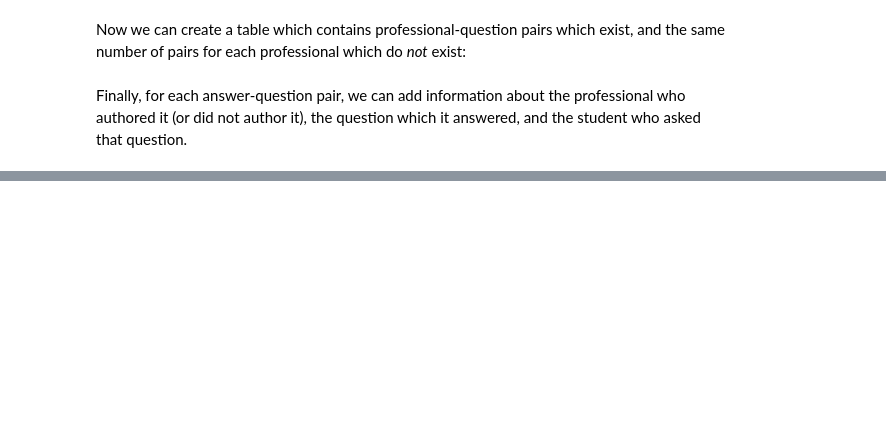
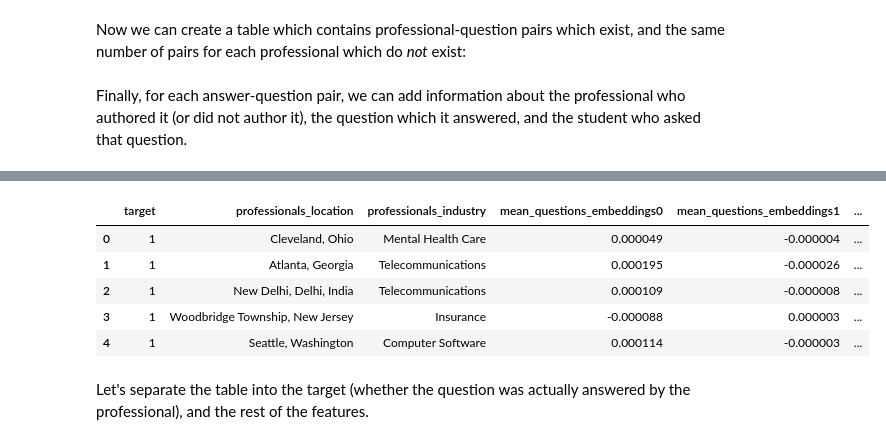
Before and after one commit to brendanhasz/career-village, a Jupyter notebook: CareerVillageQuestionRecommender.ipynb, the cells around one changed output, grey strips where cells are left out. Drawn from its saved outputs; the diff is of its cells as text; code cells hidden in the pictures; blank space fills up the shorter version.

```diff
--- a/CareerVillageQuestionRecommender.ipynb
+++ b/CareerVillageQuestionRecommender.ipynb
@@ -725 +868,12 @@ train_df.columns.tolist()
+# %%
+train_df.head()
+# %% [output]
+|  | target | professionals_location | professionals_industry | mean_questions_embeddings0 | mean_questions_embeddings1 | ... |
+| 0 | 1 | Cleveland, Ohio | Mental Health Care | 0.000049 | -0.000004 | ... |
+| 1 | 1 | Atlanta, Georgia | Telecommunications | 0.000195 | -0.000026 | ... |
+| 2 | 1 | New Delhi, Delhi, India | Telecommunications | 0.000109 | -0.000008 | ... |
+| 3 | 1 | Woodbridge Township, New Jersey | Insurance | -0.000088 | 0.000003 | ... |
+| 4 | 1 | Seattle, Washington | Computer Software | 0.000114 | -0.000003 | ... |
+# %% [markdown]
+Let's separate the table into the target (whether the question was actually answered by the professional), and the rest of the features.
 # %%
```
Also changed, not shown: parts of 122 cells of this notebook.
